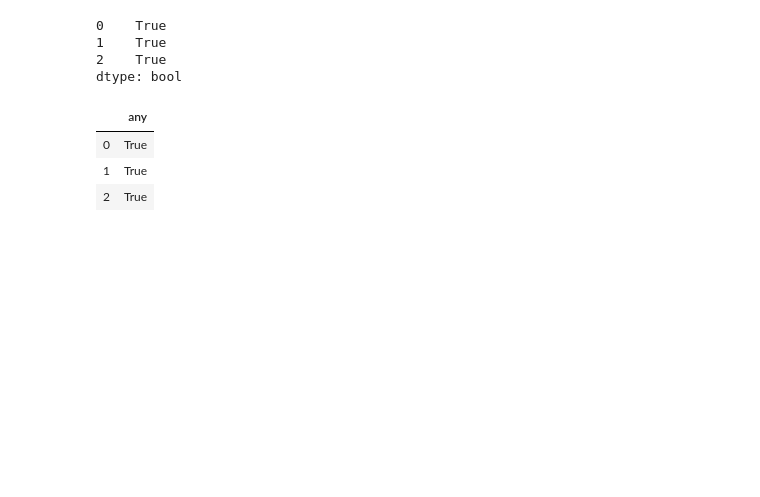
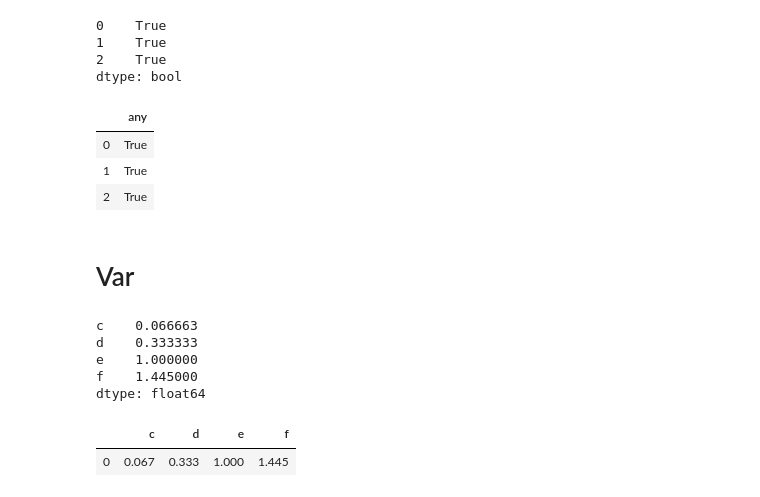
Before and after one commit to najafmurtaza/Analytica, a Jupyter notebook: Test Lib.ipynb, the cells around one changed output. Cells and saved outputs as stored; diff of their text form; code cells hidden in the pictures; blank space fills up the shorter version.

```diff
--- a/Test Lib.ipynb
+++ b/Test Lib.ipynb
@@ -673,3 +673,16 @@ dtype: bool
 | 0 | True |
 | 1 | True |
 | 2 | True |
+# %% [markdown]
+# Var
+# %%
+print(pd_df.var())
+alt_df.var()
+# %% [output]
+c    0.066663
+d    0.333333
+e    1.000000
+f    1.445000
+dtype: float64
+|  | c | d | e | f |
+| 0 | 0.067 | 0.333 | 1.000 | 1.445 |
```
Also changed, not shown: parts of 34 cells of this notebook, 2 other files.
